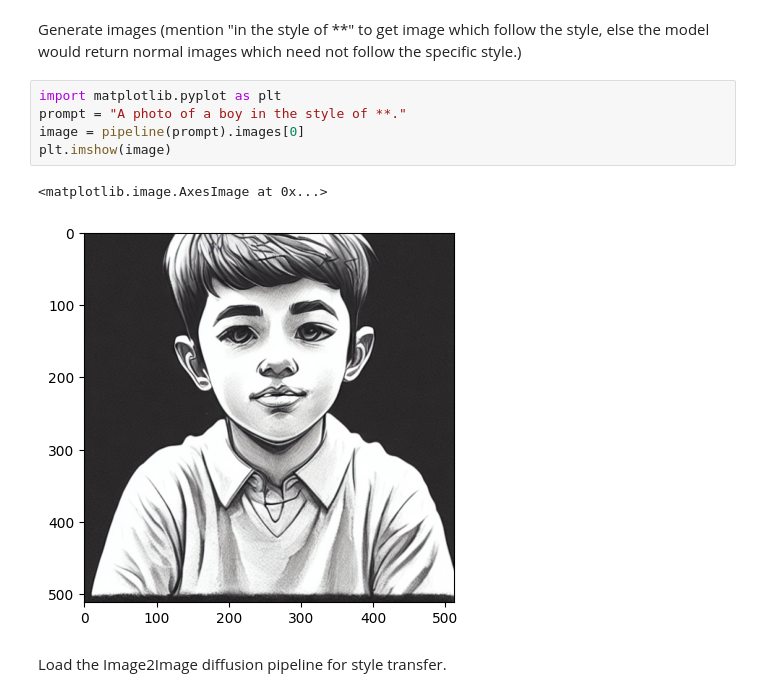
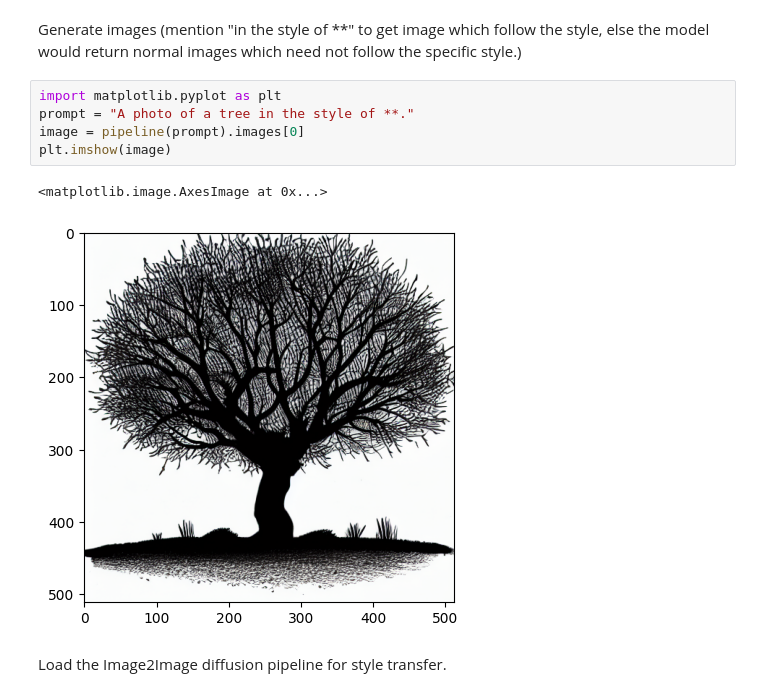
Before and after one commit to ArkadeepAcharya/CV_Project_Style_Transfer, a Jupyter notebook: train.ipynb, the cells around one changed output. Saved outputs shown, nothing was run; the diff lists cells and outputs as text.

```diff
--- a/train.ipynb
+++ b/train.ipynb
@@ -224,12 +226,12 @@ StableDiffusionPipeline {
 Generate images (mention "in the style of **" to get image which follow the style, else the model would return normal images which need not follow the specific style.)
 # %%
 import matplotlib.pyplot as plt
-prompt = "A photo of a boy in the style of **."
+prompt = "A photo of a tree in the style of **."
 image = pipeline(prompt).images[0]
 plt.imshow(image)
 # %% [output]
 <matplotlib.image.AxesImage at 0x...>
-[figure, old version]
+[figure, new version]
 # %% [markdown]
 Load the Image2Image diffusion pipeline for style transfer.
 # %%
```
Also changed, not shown: parts of 2 cells of this notebook, 5 other files.
